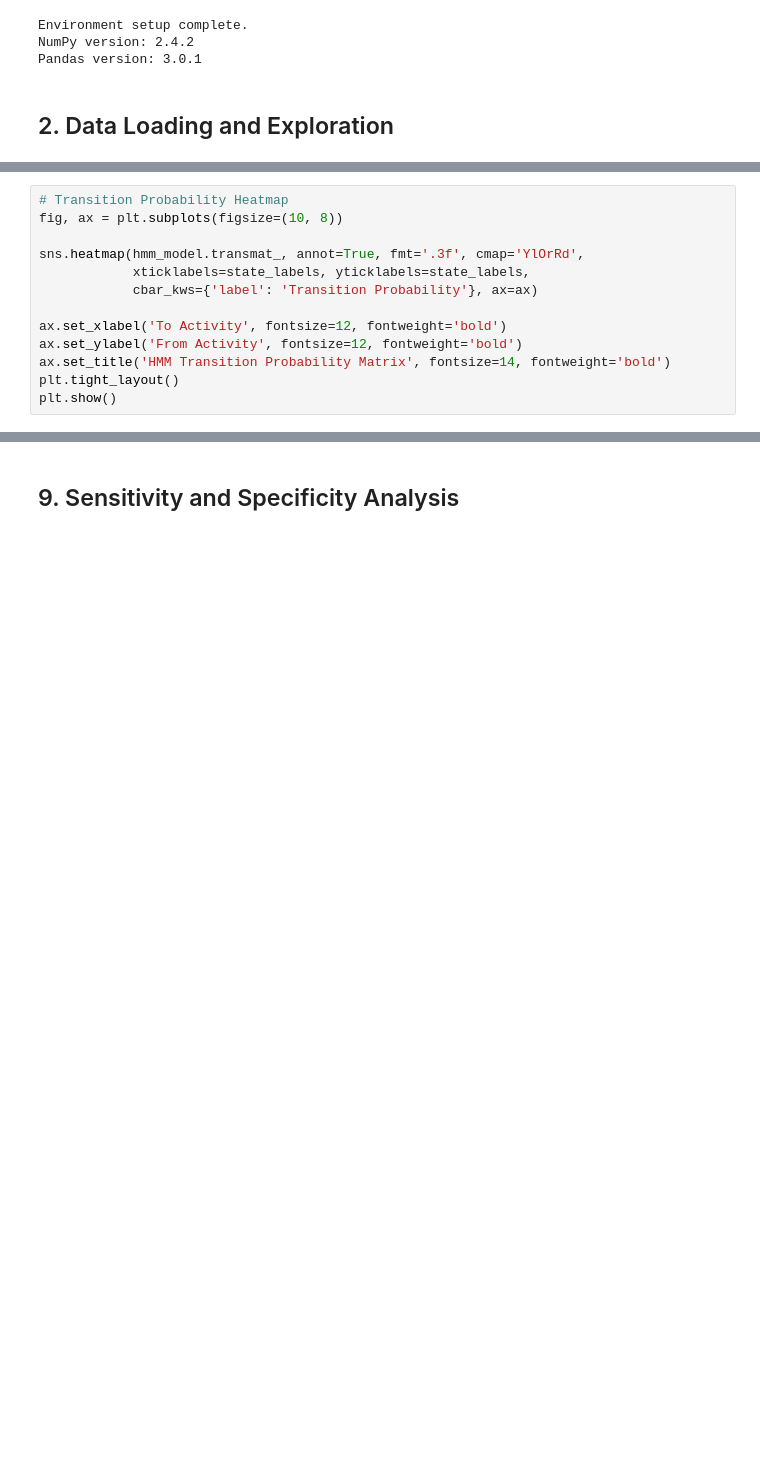
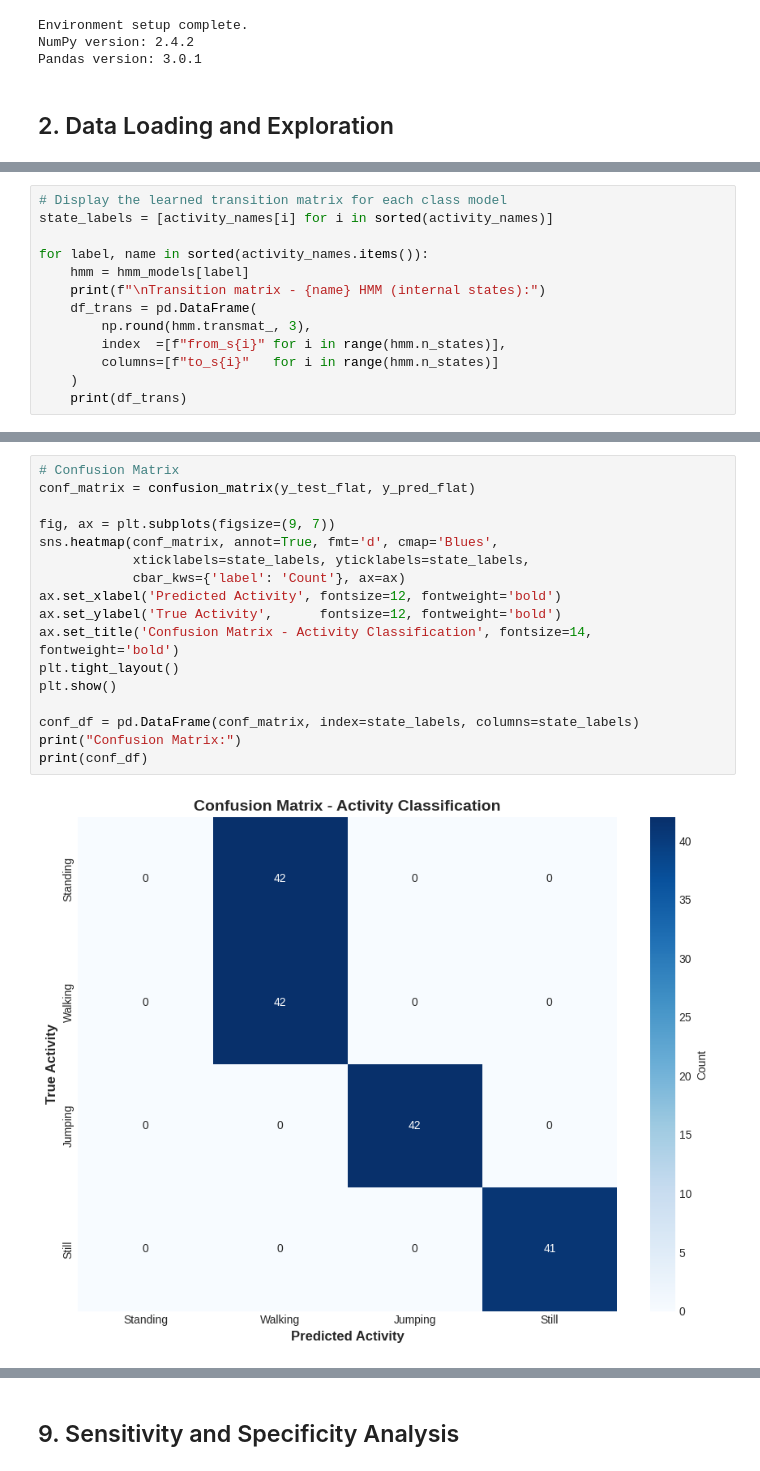
Before and after one commit to Mugisha-isaac/Human-Activities-State, a Jupyter notebook: notebooks/activity_recognition_hmm.ipynb, the cells around one changed output, grey strips where cells are left out. Saved outputs shown, nothing was run; the diff lists cells and outputs as text; blank space fills up the shorter version.

```diff
--- a/notebooks/activity_recognition_hmm.ipynb
+++ b/notebooks/activity_recognition_hmm.ipynb
@@ -893,13 +52,0 @@ plt.show()
-# %%
-# Transition Probability Heatmap
-fig, ax = plt.subplots(figsize=(10, 8))
-
-sns.heatmap(hmm_model.transmat_, annot=True, fmt='.3f', cmap='YlOrRd',
-            xticklabels=state_labels, yticklabels=state_labels,
-            cbar_kws={'label': 'Transition Probability'}, ax=ax)
-
-ax.set_xlabel('To Activity', fontsize=12, fontweight='bold')
-ax.set_ylabel('From Activity', fontsize=12, fontweight='bold')
-ax.set_title('HMM Transition Probability Matrix', fontsize=14, fontweight='bold')
-plt.tight_layout()
-plt.show()
@@ -939,0 +801,13 @@ print(f"Sample Performance: {matches}/{len(y_sample)} correct ({100*matches/len(
+# %%
+# Display the learned transition matrix for each class model
+state_labels = [activity_names[i] for i in sorted(activity_names)]
+
+for label, name in sorted(activity_names.items()):
+    hmm = hmm_models[label]
+    print(f"\nTransition matrix - {name} HMM (internal states):")
+    df_trans = pd.DataFrame(
+        np.round(hmm.transmat_, 3),
+        index  =[f"from_s{i}" for i in range(hmm.n_states)],
+        columns=[f"to_s{i}"   for i in range(hmm.n_states)]
+    )
+    print(df_trans)
@@ -939,0 +906,19 @@ print(f"Sample Performance: {matches}/{len(y_sample)} correct ({100*matches/len(
+# %%
+# Confusion Matrix
+conf_matrix = confusion_matrix(y_test_flat, y_pred_flat)
+
+fig, ax = plt.subplots(figsize=(9, 7))
+sns.heatmap(conf_matrix, annot=True, fmt='d', cmap='Blues',
+            xticklabels=state_labels, yticklabels=state_labels,
+            cbar_kws={'label': 'Count'}, ax=ax)
+ax.set_xlabel('Predicted Activity', fontsize=12, fontweight='bold')
+ax.set_ylabel('True Activity',      fontsize=12, fontweight='bold')
+ax.set_title('Confusion Matrix - Activity Classification', fontsize=14, fontweight='bold')
+plt.tight_layout()
+plt.show()
+
+conf_df = pd.DataFrame(conf_matrix, index=state_labels, columns=state_labels)
+print("Confusion Matrix:")
+print(conf_df)
+# %% [output]
+[figure, added]
```
Also changed, not shown: parts of 42 cells of this notebook.
